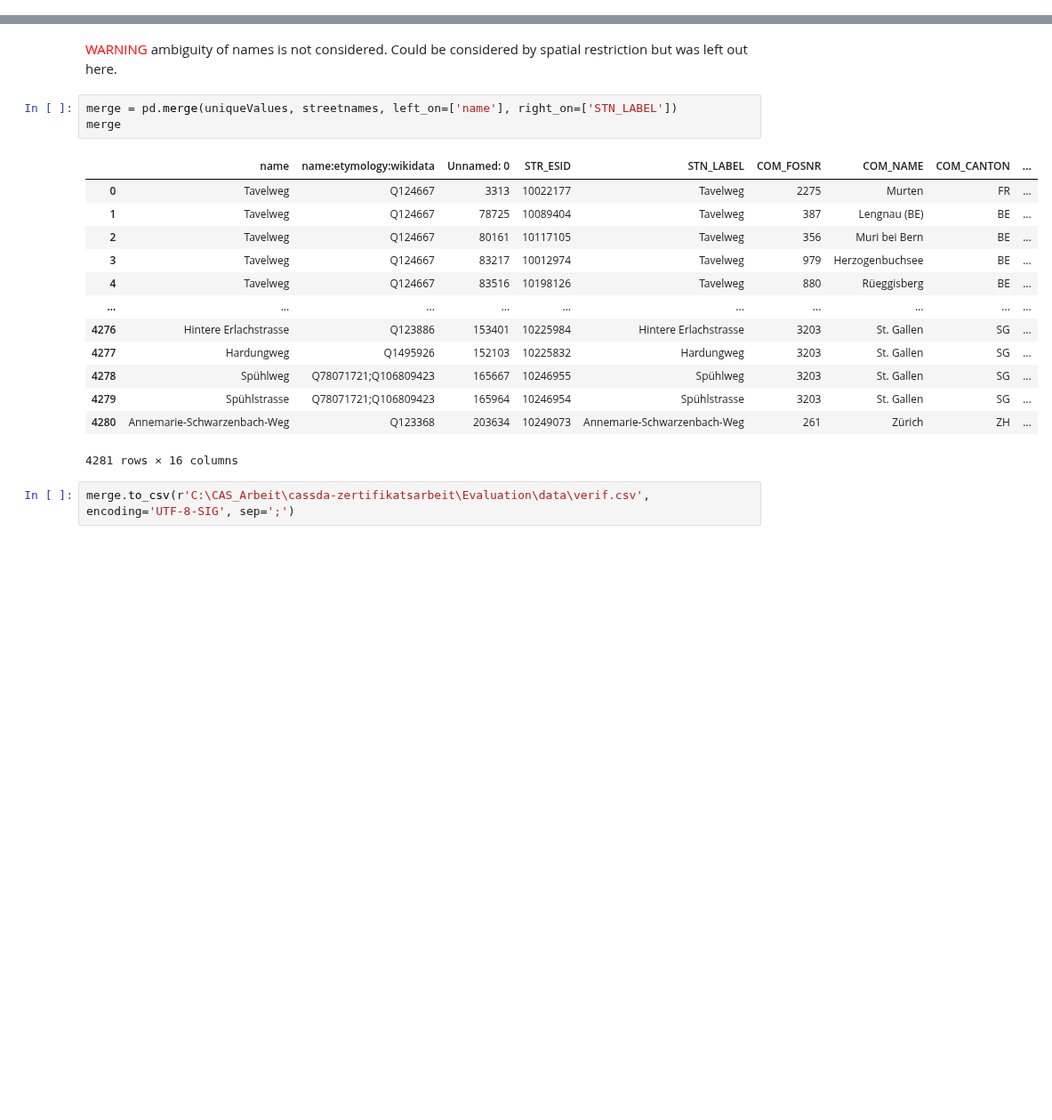
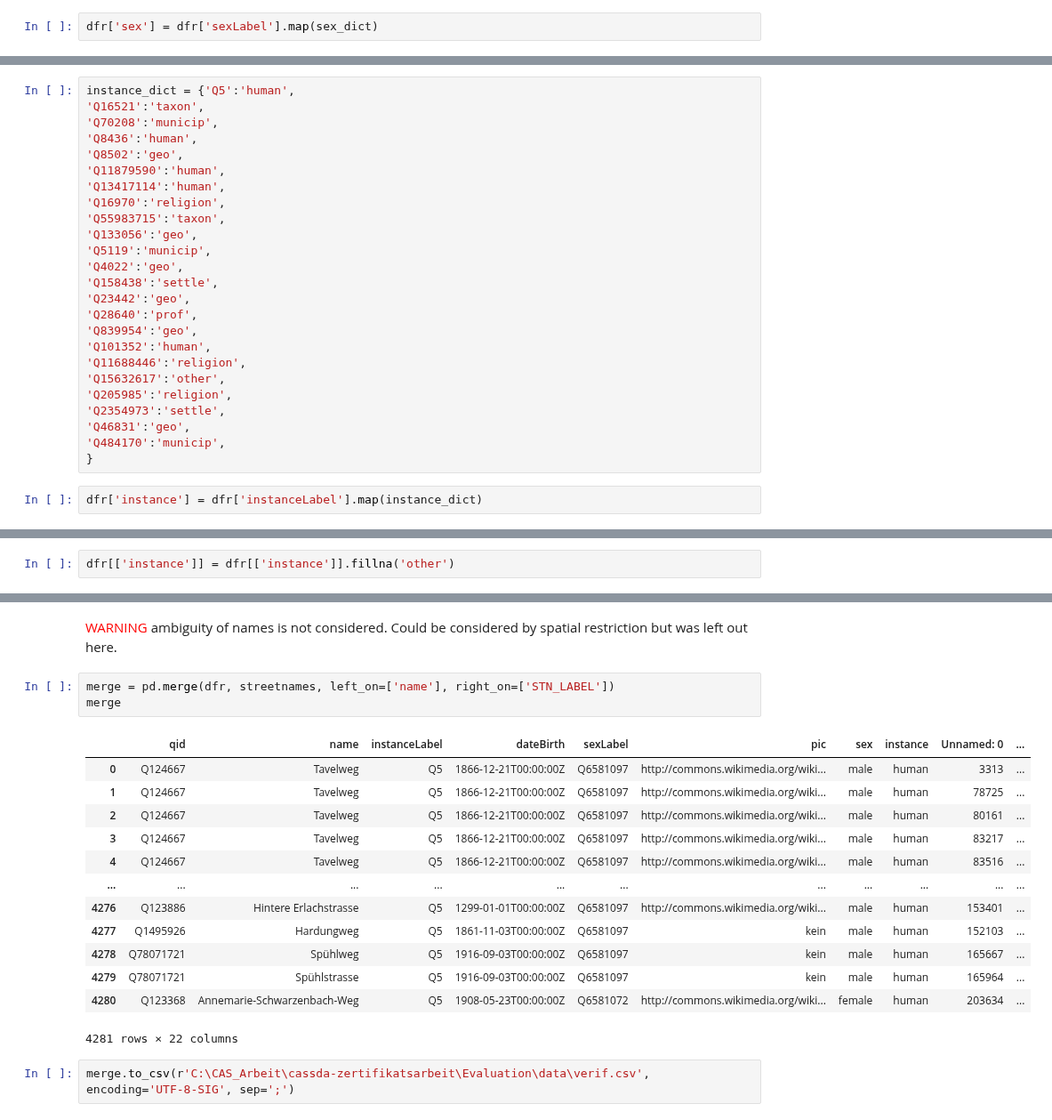
Before and after one commit to CaptainInler/cassda-zertifikatsarbeit, a Jupyter notebook: Evaluation/verification.ipynb, the cells around one changed output, grey strips where cells are left out. Shown at 89% size. Drawn from its saved outputs; the diff is of its cells as text; blank space fills up the shorter version.

```diff
--- a/Evaluation/verification.ipynb
+++ b/Evaluation/verification.ipynb
@@ -165,0 +314,2 @@ uniqueValues = uniqueValues.drop_duplicates(subset=['name'])
+# %%
+dfr['sex'] = dfr['sexLabel'].map(sex_dict)
@@ -165,0 +337,27 @@ uniqueValues = uniqueValues.drop_duplicates(subset=['name'])
+# %%
+instance_dict = {'Q5':'human',
+'Q16521':'taxon',
+'Q70208':'municip',
+'Q8436':'human',
+'Q8502':'geo',
+'Q11879590':'human',
+'Q13417114':'human',
+'Q16970':'religion',
+'Q55983715':'taxon',
+'Q133056':'geo',
+'Q5119':'municip',
+'Q4022':'geo',
+'Q158438':'settle',
+'Q23442':'geo',
+'Q28640':'prof',
+'Q839954':'geo',
+'Q101352':'human',
+'Q11688446':'religion',
+'Q15632617':'other',
+'Q205985':'religion',
+'Q2354973':'settle',
+'Q46831':'geo',
+'Q484170':'municip',
+}
+# %%
+dfr['instance'] = dfr['instanceLabel'].map(instance_dict)
@@ -165,0 +366,2 @@ uniqueValues = uniqueValues.drop_duplicates(subset=['name'])
+# %%
+dfr[['instance']] = dfr[['instance']].fillna('other')
@@ -171,21 +389,21 @@ streetnames = pd.read_csv('../Datapreparation/streetnames.csv', encoding='UTF-8-
 # %% [markdown]
 <font color='red'>WARNING</font> ambiguity of names is not considered. Could be considered by spatial restriction but was left out here.
 # %%
-merge = pd.merge(uniqueValues, streetnames, left_on=['name'], right_on=['STN_LABEL'])
+merge = pd.merge(dfr, streetnames, left_on=['name'], right_on=['STN_LABEL'])
 merge
 # %% [output]
-|  | name | name:etymology:wikidata | Unnamed: 0 | STR_ESID | STN_LABEL | COM_FOSNR | COM_NAME | COM_CANTON | ... |
-| 0 | Tavelweg | Q124667 | 3313 | 10022177 | Tavelweg | 2275 | Murten | FR | ... |
-| 1 | Tavelweg | Q124667 | 78725 | 10089404 | Tavelweg | 387 | Lengnau (BE) | BE | ... |
-| 2 | Tavelweg | Q124667 | 80161 | 10117105 | Tavelweg | 356 | Muri bei Bern | BE | ... |
-| 3 | Tavelweg | Q124667 | 83217 | 10012974 | Tavelweg | 979 | Herzogenbuchsee | BE | ... |
-| 4 | Tavelweg | Q124667 | 83516 | 10198126 | Tavelweg | 880 | Rüeggisberg | BE | ... |
-| ... | ... | ... | ... | ... | ... | ... | ... | ... | ... |
-| 4276 | Hintere Erlachstrasse | Q123886 | 153401 | 10225984 | Hintere Erlachstrasse | 3203 | St. Gallen | SG | ... |
-| 4277 | Hardungweg | Q1495926 | 152103 | 10225832 | Hardungweg | 3203 | St. Gallen | SG | ... |
-| 4278 | Spühlweg | Q78071721;Q106809423 | 165667 | 10246955 | Spühlweg | 3203 | St. Gallen | SG | ... |
-| 4279 | Spühlstrasse | Q78071721;Q106809423 | 165964 | 10246954 | Spühlstrasse | 3203 | St. Gallen | SG | ... |
-| 4280 | Annemarie-Schwarzenbach-Weg | Q123368 | 203634 | 10249073 | Annemarie-Schwarzenbach-Weg | 261 | Zürich | ZH | ... |
+|  | qid | name | instanceLabel | dateBirth | sexLabel | pic | sex | instance | Unnamed: 0 | ... |
+| 0 | Q124667 | Tavelweg | Q5 | 1866-12-21T00:00:00Z | Q6581097 | http://commons.wikimedia.org/wiki... | male | human | 3313 | ... |
+| 1 | Q124667 | Tavelweg | Q5 | 1866-12-21T00:00:00Z | Q6581097 | http://commons.wikimedia.org/wiki... | male | human | 78725 | ... |
+| 2 | Q124667 | Tavelweg | Q5 | 1866-12-21T00:00:00Z | Q6581097 | http://commons.wikimedia.org/wiki... | male | human | 80161 | ... |
+| 3 | Q124667 | Tavelweg | Q5 | 1866-12-21T00:00:00Z | Q6581097 | http://commons.wikimedia.org/wiki... | male | human | 83217 | ... |
+| 4 | Q124667 | Tavelweg | Q5 | 1866-12-21T00:00:00Z | Q6581097 | http://commons.wikimedia.org/wiki... | male | human | 83516 | ... |
+| ... | ... | ... | ... | ... | ... | ... | ... | ... | ... | ... |
+| 4276 | Q123886 | Hintere Erlachstrasse | Q5 | 1299-01-01T00:00:00Z | Q6581097 | http://commons.wikimedia.org/wiki... | male | human | 153401 | ... |
+| 4277 | Q1495926 | Hardungweg | Q5 | 1861-11-03T00:00:00Z | Q6581097 | kein | male | human | 152103 | ... |
+| 4278 | Q78071721 | Spühlweg | Q5 | 1916-09-03T00:00:00Z | Q6581097 | kein | male | human | 165667 | ... |
+| 4279 | Q78071721 | Spühlstrasse | Q5 | 1916-09-03T00:00:00Z | Q6581097 | kein | male | human | 165964 | ... |
+| 4280 | Q123368 | Annemarie-Schwarzenbach-Weg | Q5 | 1908-05-23T00:00:00Z | Q6581072 | http://commons.wikimedia.org/wiki... | female | human | 203634 | ... |
-4281 rows × 16 columns
+4281 rows × 22 columns
 # %%
 merge.to_csv(r'C:\CAS_Arbeit\cassda-zertifikatsarbeit\Evaluation\data\verif.csv', encoding='UTF-8-SIG', sep=';')
```
Also changed, not shown: parts of 23 cells of this notebook, 1 other file.
